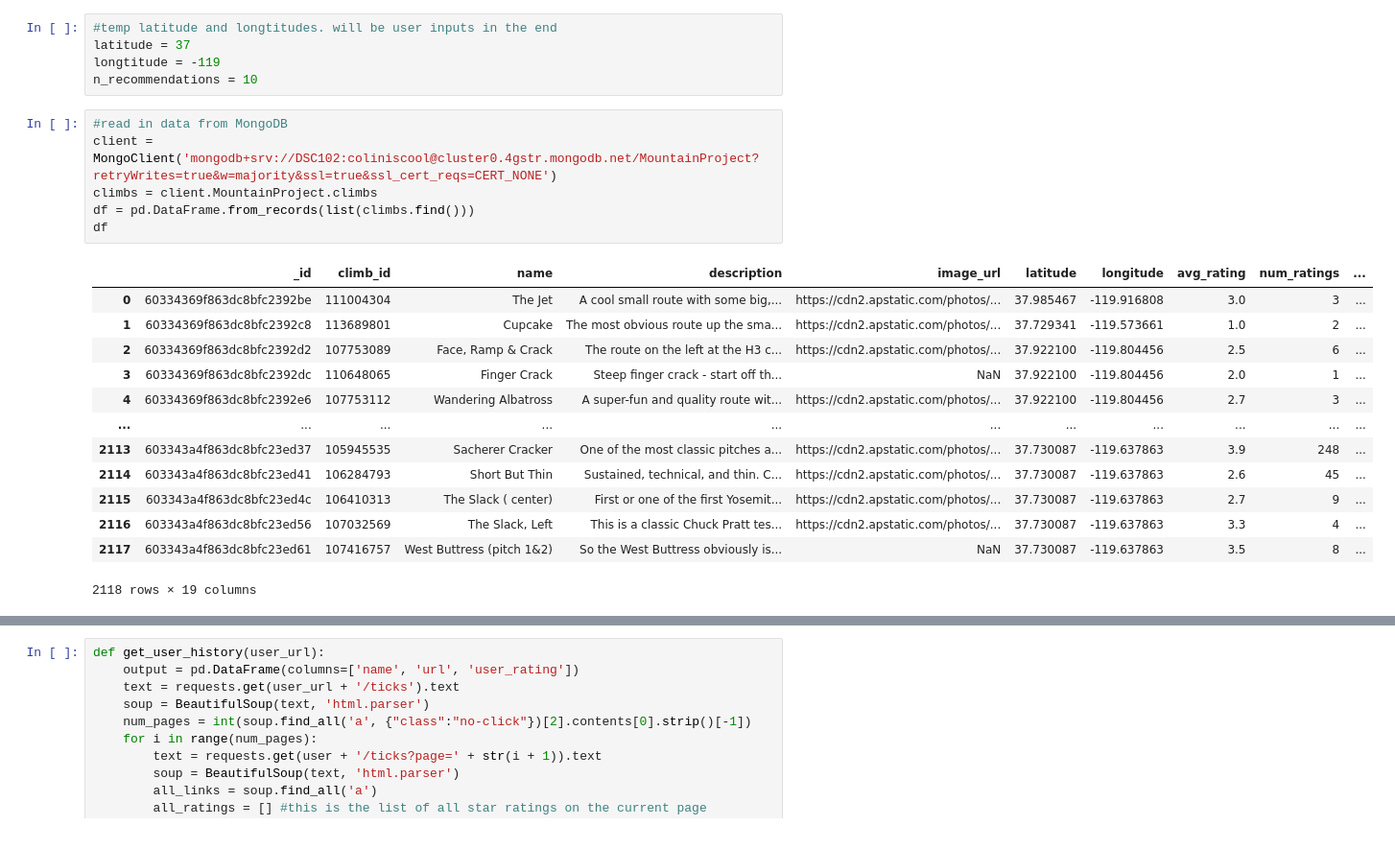
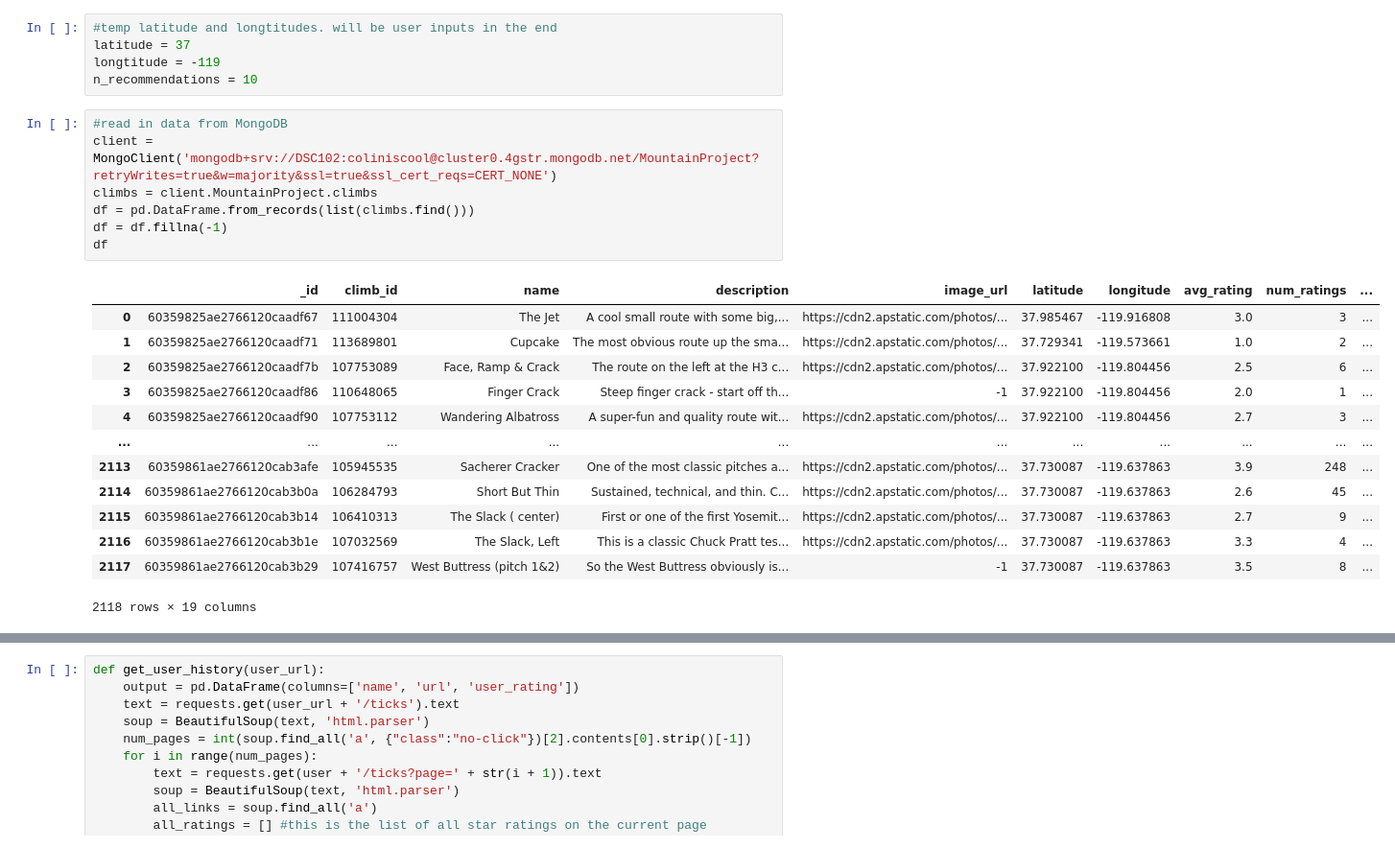
Before and after one commit to brentmin/Rock-Climbing-Recommender, a Jupyter notebook: notebooks/Cosine Similarity Recommender.ipynb, the cells around one changed output, grey strips where cells are left out. Shown: that part at 96% size. Drawn from its saved outputs; the diff is of its cells as text.

```diff
--- a/notebooks/Cosine Similarity Recommender.ipynb
+++ b/notebooks/Cosine Similarity Recommender.ipynb
@@ -14,22 +14,23 @@ n_recommendations = 10
 # %%
 #read in data from MongoDB
 client = MongoClient('mongodb+srv://DSC102:coliniscool@cluster0.4gstr.mongodb.net/MountainProject?retryWrites=true&w=majority&ssl=true&ssl_cert_reqs=CERT_NONE')
 climbs = client.MountainProject.climbs
 df = pd.DataFrame.from_records(list(climbs.find()))
+df = df.fillna(-1)
 df
 # %% [output]
 |  | _id | climb_id | name | description | image_url | latitude | longitude | avg_rating | num_ratings | ... |
-| 0 | 60334369f863dc8bfc2392be | 111004304 | The Jet | A cool small route with some big,... | https://cdn2.apstatic.com/photos/... | 37.985467 | -119.916808 | 3.0 | 3 | ... |
-| 1 | 60334369f863dc8bfc2392c8 | 113689801 | Cupcake | The most obvious route up the sma... | https://cdn2.apstatic.com/photos/... | 37.729341 | -119.573661 | 1.0 | 2 | ... |
-| 2 | 60334369f863dc8bfc2392d2 | 107753089 | Face, Ramp & Crack | The route on the left at the H3 c... | https://cdn2.apstatic.com/photos/... | 37.922100 | -119.804456 | 2.5 | 6 | ... |
-| 3 | 60334369f863dc8bfc2392dc | 110648065 | Finger Crack | Steep finger crack - start off th... | NaN | 37.922100 | -119.804456 | 2.0 | 1 | ... |
-| 4 | 60334369f863dc8bfc2392e6 | 107753112 | Wandering Albatross | A super-fun and quality route wit... | https://cdn2.apstatic.com/photos/... | 37.922100 | -119.804456 | 2.7 | 3 | ... |
+| 0 | 60359825ae2766120caadf67 | 111004304 | The Jet | A cool small route with some big,... | https://cdn2.apstatic.com/photos/... | 37.985467 | -119.916808 | 3.0 | 3 | ... |
+| 1 | 60359825ae2766120caadf71 | 113689801 | Cupcake | The most obvious route up the sma... | https://cdn2.apstatic.com/photos/... | 37.729341 | -119.573661 | 1.0 | 2 | ... |
+| 2 | 60359825ae2766120caadf7b | 107753089 | Face, Ramp & Crack | The route on the left at the H3 c... | https://cdn2.apstatic.com/photos/... | 37.922100 | -119.804456 | 2.5 | 6 | ... |
+| 3 | 60359825ae2766120caadf86 | 110648065 | Finger Crack | Steep finger crack - start off th... | -1 | 37.922100 | -119.804456 | 2.0 | 1 | ... |
+| 4 | 60359825ae2766120caadf90 | 107753112 | Wandering Albatross | A super-fun and quality route wit... | https://cdn2.apstatic.com/photos/... | 37.922100 | -119.804456 | 2.7 | 3 | ... |
 | ... | ... | ... | ... | ... | ... | ... | ... | ... | ... | ... |
-| 2113 | 603343a4f863dc8bfc23ed37 | 105945535 | Sacherer Cracker | One of the most classic pitches a... | https://cdn2.apstatic.com/photos/... | 37.730087 | -119.637863 | 3.9 | 248 | ... |
-| 2114 | 603343a4f863dc8bfc23ed41 | 106284793 | Short But Thin | Sustained, technical, and thin. C... | https://cdn2.apstatic.com/photos/... | 37.730087 | -119.637863 | 2.6 | 45 | ... |
-| 2115 | 603343a4f863dc8bfc23ed4c | 106410313 | The Slack ( center) | First or one of the first Yosemit... | https://cdn2.apstatic.com/photos/... | 37.730087 | -119.637863 | 2.7 | 9 | ... |
-| 2116 | 603343a4f863dc8bfc23ed56 | 107032569 | The Slack, Left | This is a classic Chuck Pratt tes... | https://cdn2.apstatic.com/photos/... | 37.730087 | -119.637863 | 3.3 | 4 | ... |
-| 2117 | 603343a4f863dc8bfc23ed61 | 107416757 | West Buttress (pitch 1&2) | So the West Buttress obviously is... | NaN | 37.730087 | -119.637863 | 3.5 | 8 | ... |
+| 2113 | 60359861ae2766120cab3afe | 105945535 | Sacherer Cracker | One of the most classic pitches a... | https://cdn2.apstatic.com/photos/... | 37.730087 | -119.637863 | 3.9 | 248 | ... |
+| 2114 | 60359861ae2766120cab3b0a | 106284793 | Short But Thin | Sustained, technical, and thin. C... | https://cdn2.apstatic.com/photos/... | 37.730087 | -119.637863 | 2.6 | 45 | ... |
+| 2115 | 60359861ae2766120cab3b14 | 106410313 | The Slack ( center) | First or one of the first Yosemit... | https://cdn2.apstatic.com/photos/... | 37.730087 | -119.637863 | 2.7 | 9 | ... |
+| 2116 | 60359861ae2766120cab3b1e | 107032569 | The Slack, Left | This is a classic Chuck Pratt tes... | https://cdn2.apstatic.com/photos/... | 37.730087 | -119.637863 | 3.3 | 4 | ... |
+| 2117 | 60359861ae2766120cab3b29 | 107416757 | West Buttress (pitch 1&2) | So the West Buttress obviously is... | -1 | 37.730087 | -119.637863 | 3.5 | 8 | ... |
 2118 rows × 19 columns
 # %%
 #trim db to only locations near target area
```
Also changed, not shown: parts of 5 cells of this notebook.
